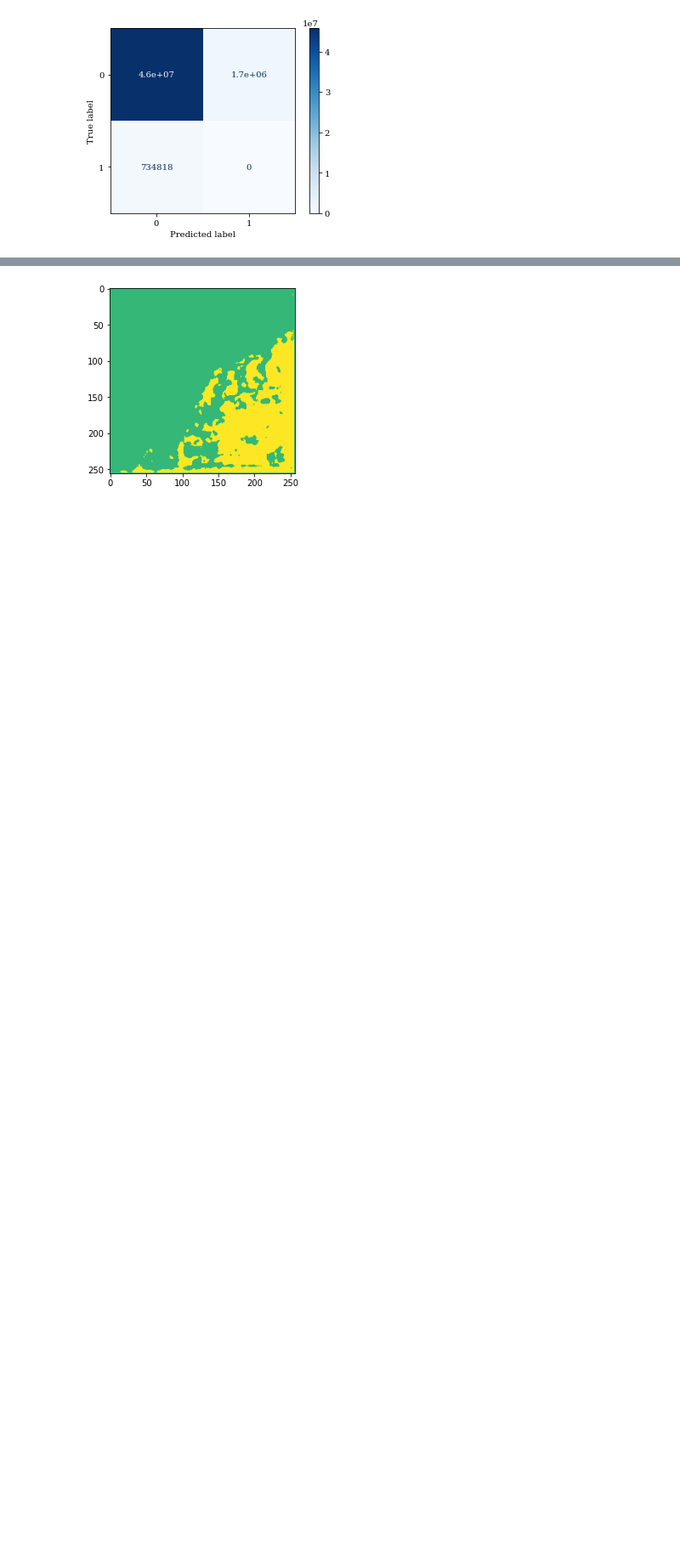
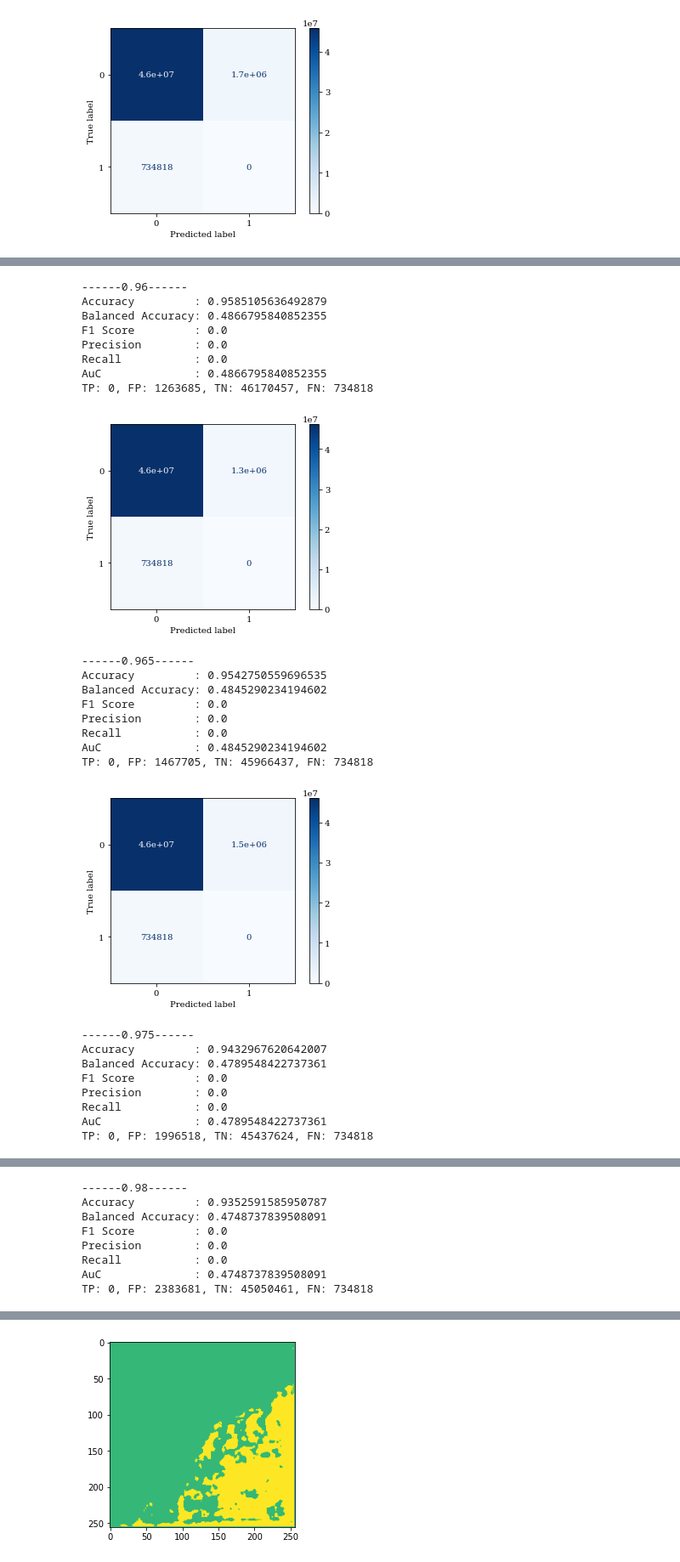
Before and after one commit to lgiesen/DL-Semantic-Segmentation-of-Tree-Stock-in-South-Africa-Using-Satellite-Images, a Jupyter notebook: 5_prediction.ipynb, the cells around one changed output, grey strips where cells are left out. Shown at 85% size. Saved outputs shown, nothing was run; the diff lists cells and outputs as text; code cells hidden in the pictures; blank space fills up the shorter version.

```diff
--- a/5_prediction.ipynb
+++ b/5_prediction.ipynb
@@ -83,0 +99,32 @@ TP: 0, FP: 1704316, TN: 45729826, FN: 734818
+# %%
+for change_val in [.96, .965, .975, .98]:
+    print(f"------{change_val}------")
+    x = (pred_test_p <= change_val)
+    eval_model(flattened_test, np.reshape(x, np.prod(x.shape)))
+# %% [output]
+------0.96------
+Accuracy         : 0.9585105636492879
+Balanced Accuracy: 0.4866795840852355
+F1 Score         : 0.0
+Precision        : 0.0
+Recall           : 0.0
+AuC              : 0.4866795840852355
+TP: 0, FP: 1263685, TN: 46170457, FN: 734818
+[figure, added]
+------0.965------
+Accuracy         : 0.9542750559696535
+Balanced Accuracy: 0.4845290234194602
+F1 Score         : 0.0
+Precision        : 0.0
+Recall           : 0.0
+AuC              : 0.4845290234194602
+TP: 0, FP: 1467705, TN: 45966437, FN: 734818
+[figure, added]
+------0.975------
+Accuracy         : 0.9432967620642007
+Balanced Accuracy: 0.4789548422737361
+F1 Score         : 0.0
+Precision        : 0.0
+Recall           : 0.0
+AuC              : 0.4789548422737361
+TP: 0, FP: 1996518, TN: 45437624, FN: 734818
@@ -83,0 +132,8 @@ TP: 0, FP: 1704316, TN: 45729826, FN: 734818
+------0.98------
+Accuracy         : 0.9352591585950787
+Balanced Accuracy: 0.4748737839508091
+F1 Score         : 0.0
+Precision        : 0.0
+Recall           : 0.0
+AuC              : 0.4748737839508091
+TP: 0, FP: 2383681, TN: 45050461, FN: 734818
```
Also changed, not shown: parts of 22 cells of this notebook, 10 other files.
